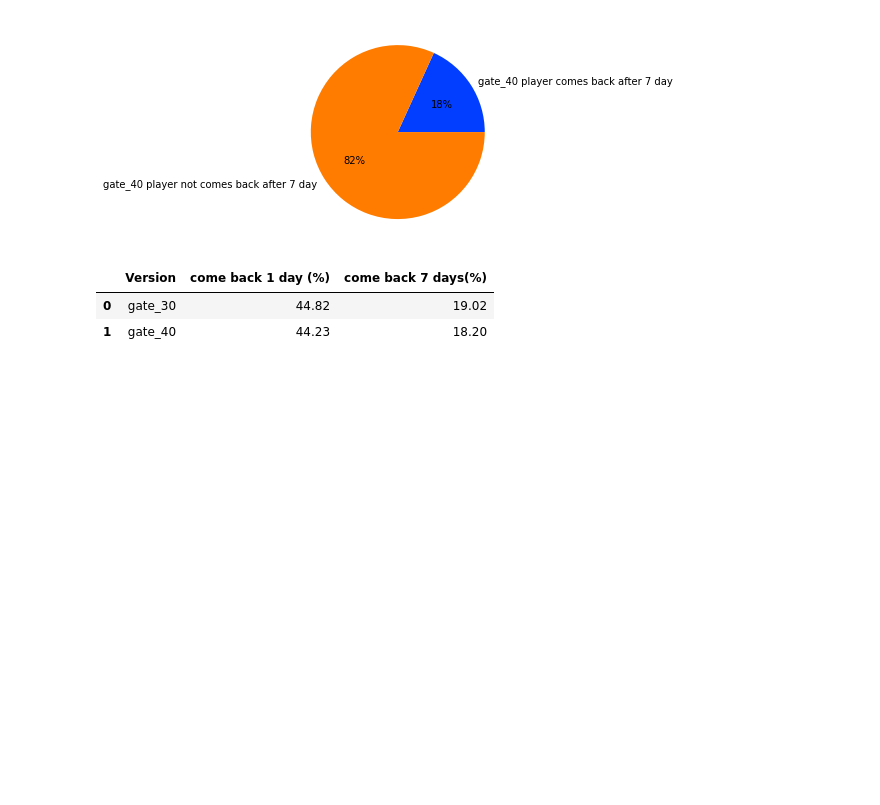
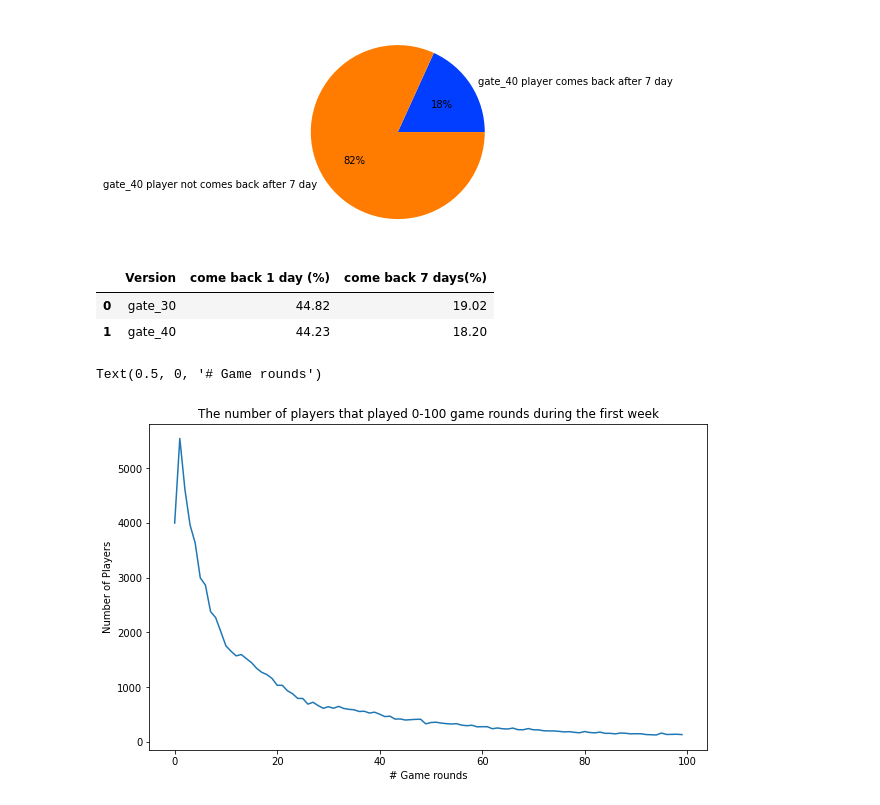
Before and after one commit to AsiMrz/AB-Testing, a Jupyter notebook: data_story.ipynb, the cells around one changed output. Drawn from its saved outputs; the diff is of its cells as text; code cells hidden in the pictures; blank space fills up the shorter version.

```diff
--- a/data_story.ipynb
+++ b/data_story.ipynb
@@ -305,3 +305,13 @@ player.round(2)
 |  | Version | come back 1 day (%) | come back 7 days(%) |
 | 0 | gate_30 | 44.82 | 19.02 |
 | 1 | gate_40 | 44.23 | 18.20 |
+# %%
+#The number of players that played 0-100 game rounds during the first week
+plot_df = df.groupby('sum_gamerounds')['userid'].count()
+ax = plot_df[:100].plot(figsize=(10,6))
+ax.set_title("The number of players that played 0-100 game rounds during the first week")
+ax.set_ylabel("Number of Players")
+ax.set_xlabel('# Game rounds')
+# %% [output]
+Text(0.5, 0, '# Game rounds')
+[figure, added]
```
Also changed, not shown: parts of 4 cells of this notebook.
